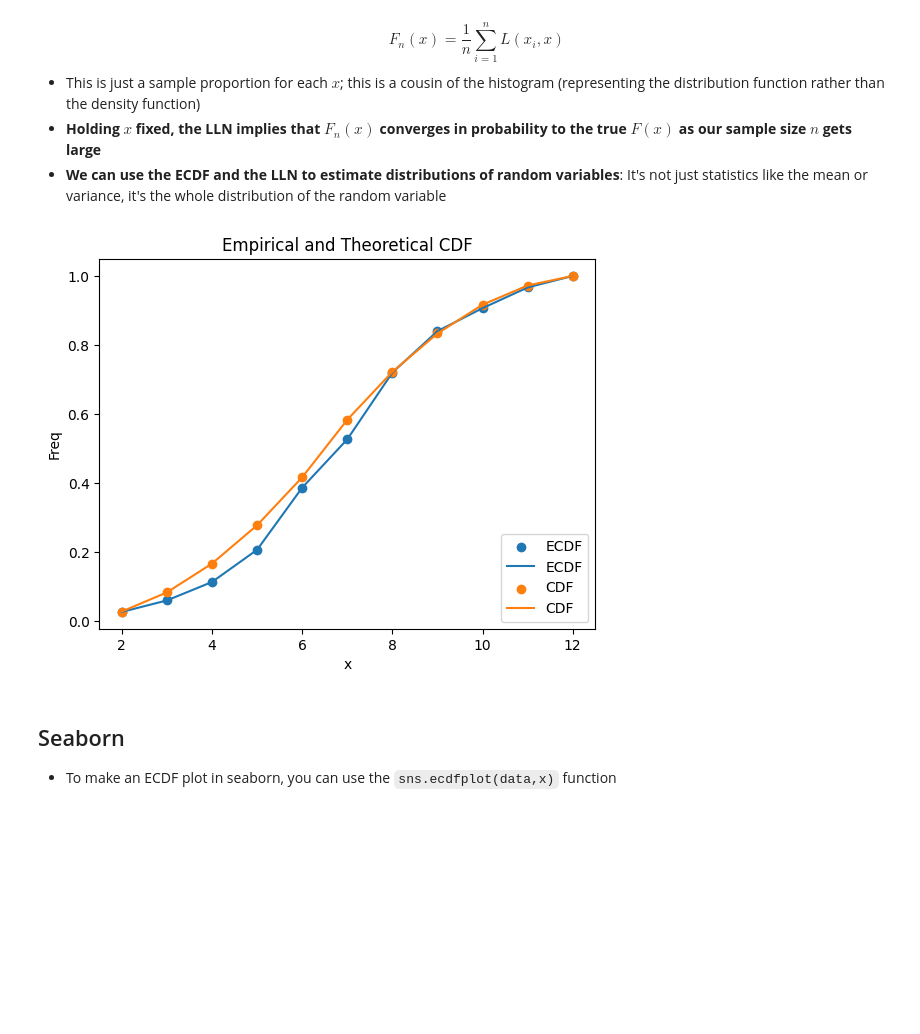
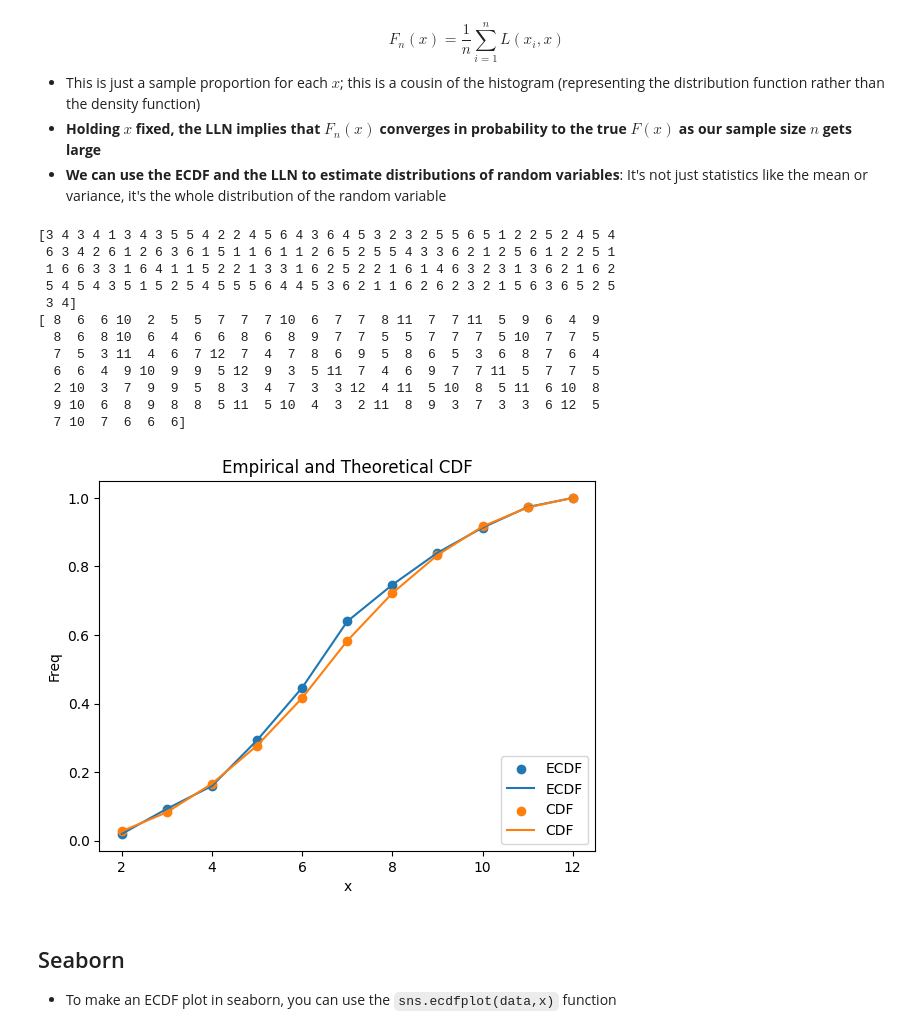
Before and after one commit to JRAlbanese/the_bootstrap, a Jupyter notebook: bootstrap.ipynb, the cells around one changed output. Saved outputs shown, nothing was run; the diff lists cells and outputs as text; code cells hidden in the pictures; blank space fills up the shorter version.

```diff
--- a/bootstrap.ipynb
+++ b/bootstrap.ipynb
@@ -165,28 +173,50 @@ $$
 # %%
 ## ECDF, Dice Example, 50 rolls
 
 R = np.arange(2,13,1)
 faces = np.array([1,2,3,4,5,6])
 N = 150
 d1 = np.random.choice(faces, size=N)
 d2 = np.random.choice(faces, size=N)
-roll = d1+d2
+roll = d1+d2 #adds each value together for each respective index)
+print(roll)
 ecdf = np.zeros(11)
 
 for i in range(11):
     ecdf[i] = (1/N)*np.sum( roll <= R[i] )
+    """The line np.sum( roll <= R[i] ) is using NumPy's vectorized operations to
+        perform a comparison across each element of the array roll and summing the results.
+        Here's a step-by-step explanation:
+          roll <= R[i]: This expression creates a boolean array where each element of the array roll is compared to
+          the value R[i]. If an element in roll is less than or equal to R[i], the corresponding element in the new
+          boolean array is True (equivalent to 1); otherwise, it is False (equivalent to 0).
+
+          np.sum(...): The np.sum function calculates the sum of the elements in the boolean array. Since True is equivalent
+          to 1 and False is 0, the sum is effectively counting how many times the condition (roll value ≤ R[i]) is met."""
 
 plt.scatter(R,ecdf,label='ECDF')
 plt.plot(R,ecdf,label='ECDF')
 plt.scatter(R,F,label='CDF')
 plt.plot(R,F,label='CDF')
 plt.xlabel("x")
 plt.ylabel("Freq")
 plt.legend(loc='lower right')
 plt.title('Empirical and Theoretical CDF')
 plt.show()
 # %% [output]
+[3 4 3 4 1 3 4 3 5 5 4 2 2 4 5 6 4 3 6 4 5 3 2 3 2 5 5 6 5 1 2 2 5 2 4 5 4
+ 6 3 4 2 6 1 2 6 3 6 1 5 1 1 6 1 1 2 6 5 2 5 5 4 3 3 6 2 1 2 5 6 1 2 2 5 1
+ 1 6 6 3 3 1 6 4 1 1 5 2 2 1 3 3 1 6 2 5 2 2 1 6 1 4 6 3 2 3 1 3 6 2 1 6 2
+ 5 4 5 4 3 5 1 5 2 5 4 5 5 5 6 4 4 5 3 6 2 1 1 6 2 6 2 3 2 1 5 6 3 6 5 2 5
+ 3 4]
+[ 8  6  6 10  2  5  5  7  7  7 10  6  7  7  8 11  7  7 11  5  9  6  4  9
+  8  6  8 10  6  4  6  6  8  6  8  9  7  7  5  5  7  7  7  5 10  7  7  5
+  7  5  3 11  4  6  7 12  7  4  7  8  6  9  5  8  6  5  3  6  8  7  6  4
+  6  6  4  9 10  9  9  5 12  9  3  5 11  7  4  6  9  7  7 11  5  7  7  5
+  2 10  3  7  9  9  5  8  3  4  7  3  3 12  4 11  5 10  8  5 11  6 10  8
+  9 10  6  8  9  8  8  5 11  5 10  4  3  2 11  8  9  3  7  3  3  6 12  5
+  7 10  7  6  6  6]
-[figure, old version]
+[figure, new version]
 # %% [markdown]
 ## Seaborn
 - To make an ECDF plot in seaborn, you can use the `sns.ecdfplot(data,x)` function
```
Also changed, not shown: parts of 2 cells of this notebook.
